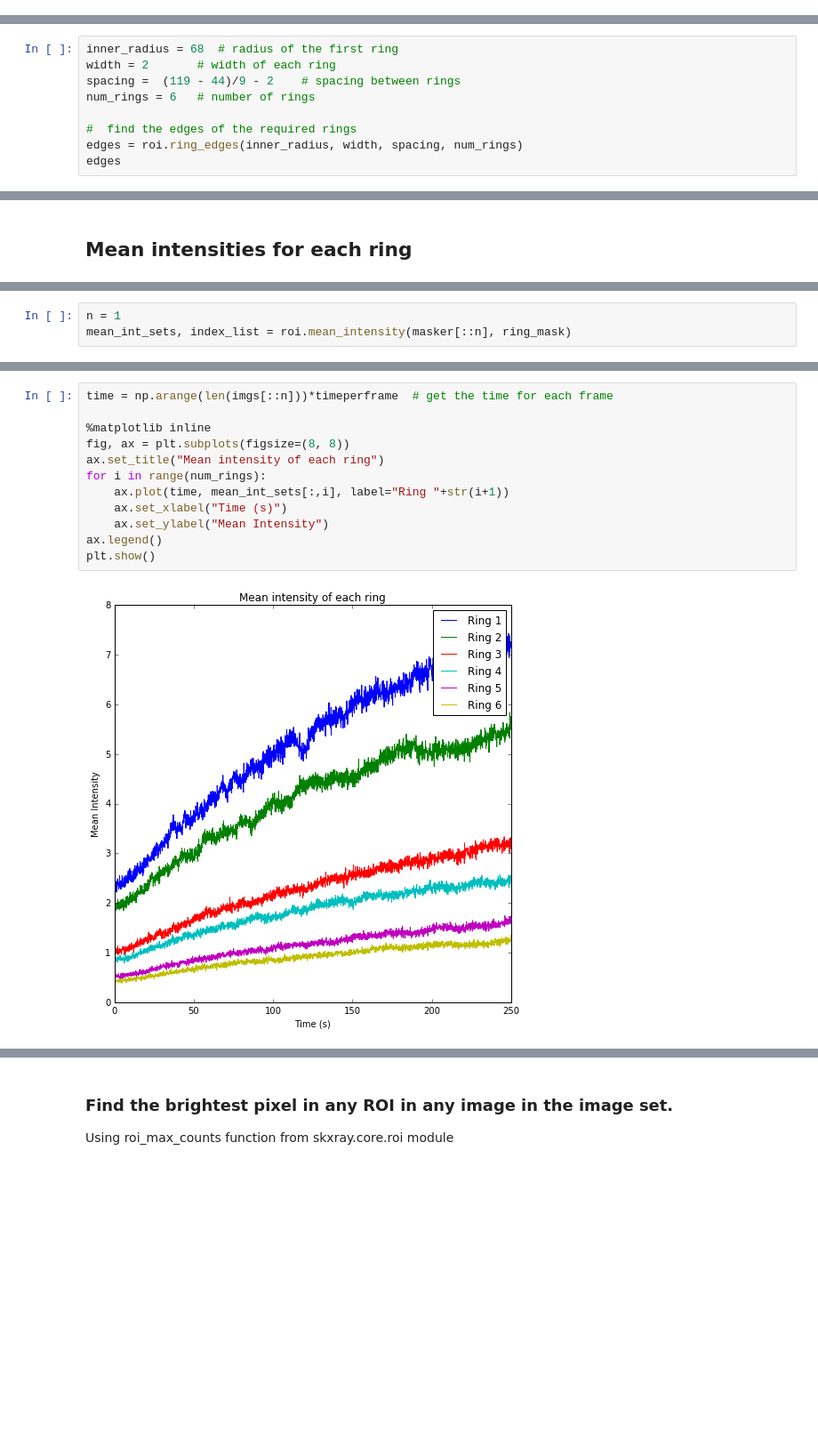
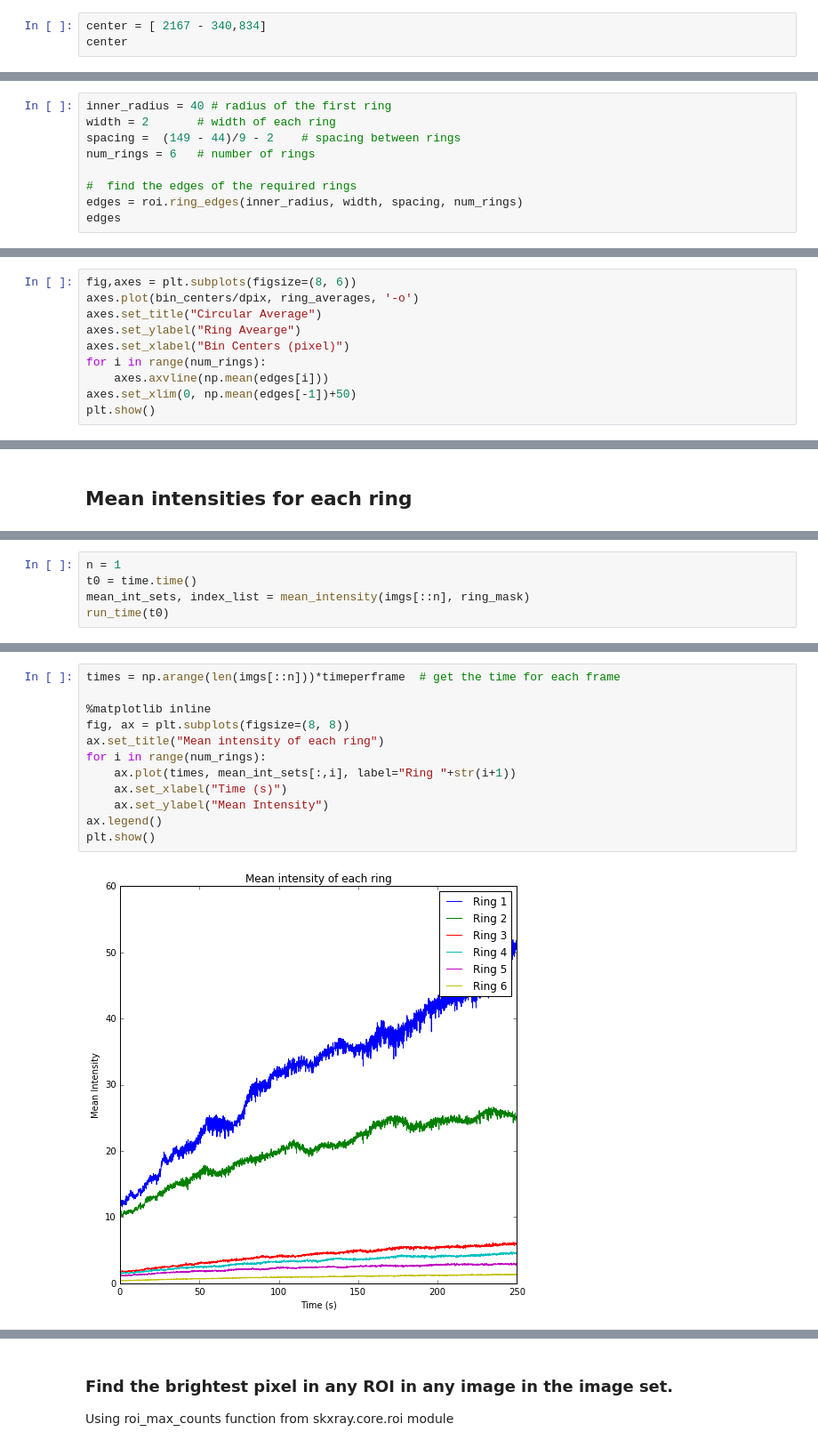
Before and after one commit to NSLS-II-CHX/chx-pipelines, a Jupyter notebook: XSVS pipeline.ipynb, the cells around one changed output, grey strips where cells are left out. Shown at 89% size. Saved outputs shown, nothing was run; the diff lists cells and outputs as text; blank space fills up the shorter version.

```diff
--- a/XSVS pipeline.ipynb
+++ b/XSVS pipeline.ipynb
@@ -270,0 +268,3 @@ center
+# %%
+center = [ 2167 - 340,834]
+center
@@ -276,7 +296,7 @@ center
 # %%
-inner_radius = 68  # radius of the first ring
+inner_radius = 40 # radius of the first ring
 width = 2       # width of each ring
-spacing =  (119 - 44)/9 - 2    # spacing between rings
+spacing =  (149 - 44)/9 - 2    # spacing between rings
 num_rings = 6   # number of rings
 
 #  find the edges of the required rings
@@ -377,0 +409,10 @@ plt.show()
+# %%
+fig,axes = plt.subplots(figsize=(8, 6))
+axes.plot(bin_centers/dpix, ring_averages, '-o')
+axes.set_title("Circular Average")
+axes.set_ylabel("Ring Avearge")
+axes.set_xlabel("Bin Centers (pixel)")
+for i in range(num_rings):
+    axes.axvline(np.mean(edges[i]))
+axes.set_xlim(0, np.mean(edges[-1])+50)
+plt.show()
@@ -392,3 +485,5 @@ masker = Masker(imgs, mask)
 # %%
 n = 1
-mean_int_sets, index_list = roi.mean_intensity(masker[::n], ring_mask)
+t0 = time.time()
+mean_int_sets, index_list = mean_intensity(imgs[::n], ring_mask)
+run_time(t0)
@@ -395,17 +492,17 @@ mean_int_sets, index_list = roi.mean_intensity(masker[::n], ring_mask)
 # %%
-time = np.arange(len(imgs[::n]))*timeperframe  # get the time for each frame
+times = np.arange(len(imgs[::n]))*timeperframe  # get the time for each frame
 
 %matplotlib inline
 fig, ax = plt.subplots(figsize=(8, 8))
 ax.set_title("Mean intensity of each ring")
 for i in range(num_rings):
-    ax.plot(time, mean_int_sets[:,i], label="Ring "+str(i+1))
+    ax.plot(times, mean_int_sets[:,i], label="Ring "+str(i+1))
     ax.set_xlabel("Time (s)")
     ax.set_ylabel("Mean Intensity")
 ax.legend()
 plt.show()
 # %% [output]
-[figure, old version]
+[figure, new version]
 # %%
 K_mean = np.mean(mean_int_sets, axis=0)
 K_mean
```
Also changed, not shown: parts of 59 cells of this notebook.
